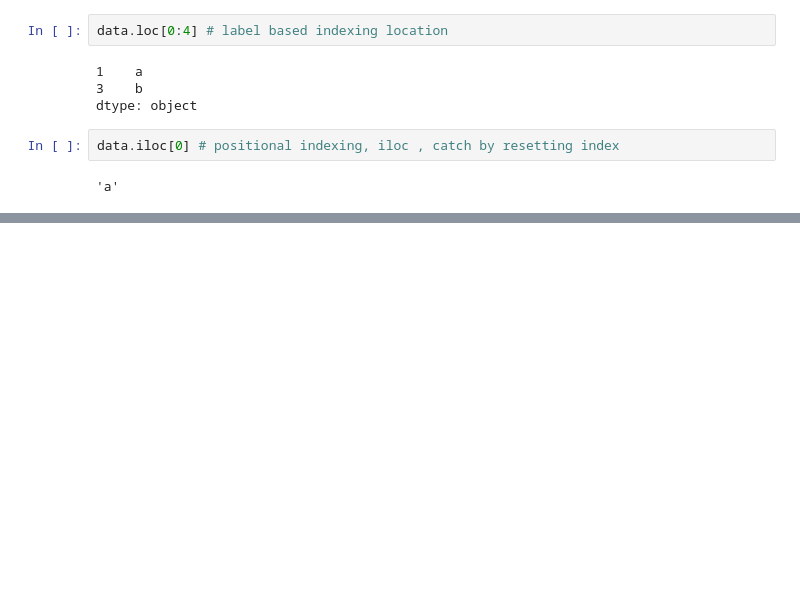
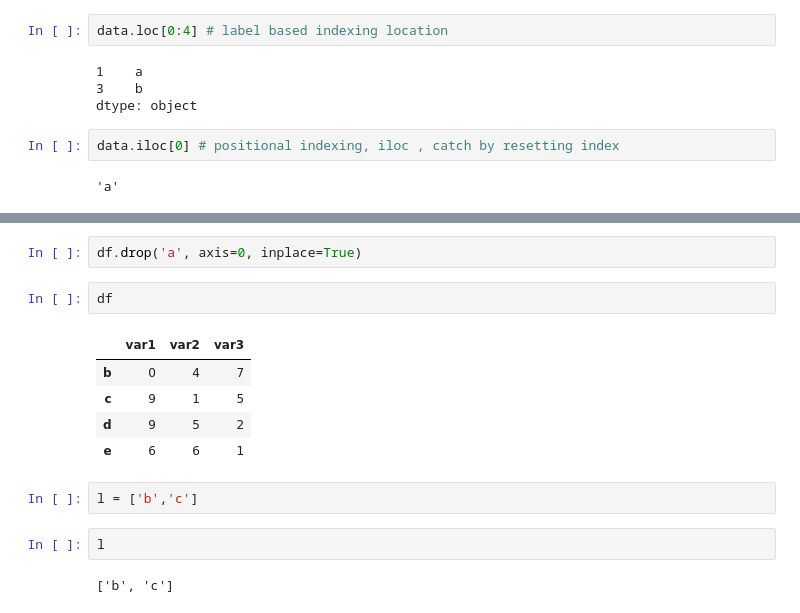
Before and after one commit to bevirgen/Data-Science---Artificial-Intelligence, a Jupyter notebook: 1. Python/2. Dr. M. Vahit Keskin/3. Pandas Basics/pandas_basics.ipynb, the cells around one changed output, grey strips where cells are left out. Drawn from its saved outputs; the diff is of its cells as text; blank space fills up the shorter version.

```diff
--- a/1. Python/2. Dr. M. Vahit Keskin/3. Pandas Basics/pandas_basics.ipynb
+++ b/1. Python/2. Dr. M. Vahit Keskin/3. Pandas Basics/pandas_basics.ipynb
@@ -238,0 +393,16 @@ data.iloc[0] # positional indexing, iloc , catch by resetting index
+# %%
+df.drop('a', axis=0, inplace=True)
+# %%
+df
+# %% [output]
+|  | var1 | var2 | var3 |
+| b | 0 | 4 | 7 |
+| c | 9 | 1 | 5 |
+| d | 9 | 5 | 2 |
+| e | 6 | 6 | 1 |
+# %%
+l = ['b','c']
+# %%
+l
+# %% [output]
+['b', 'c']
```
Also changed, not shown: parts of 38 cells of this notebook.
